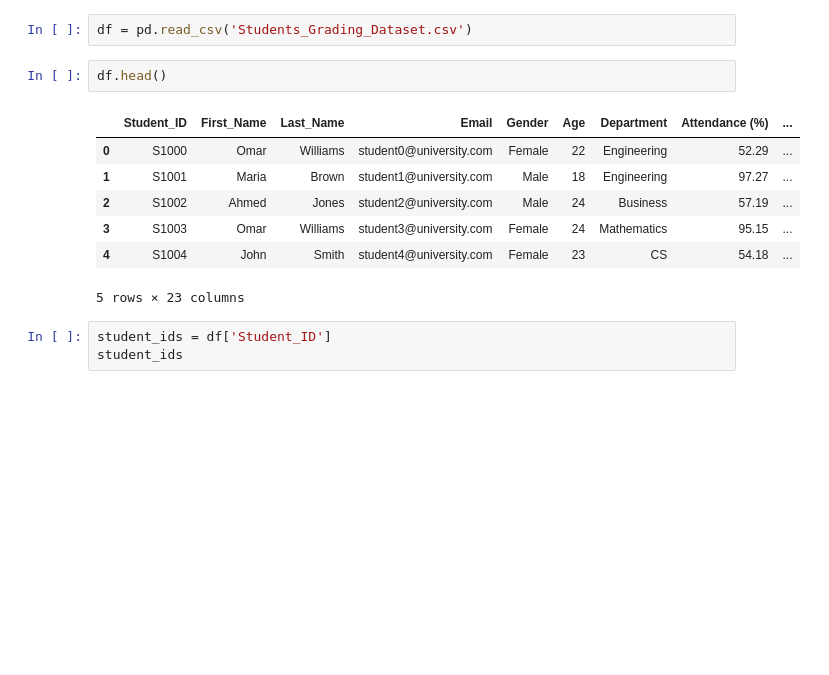
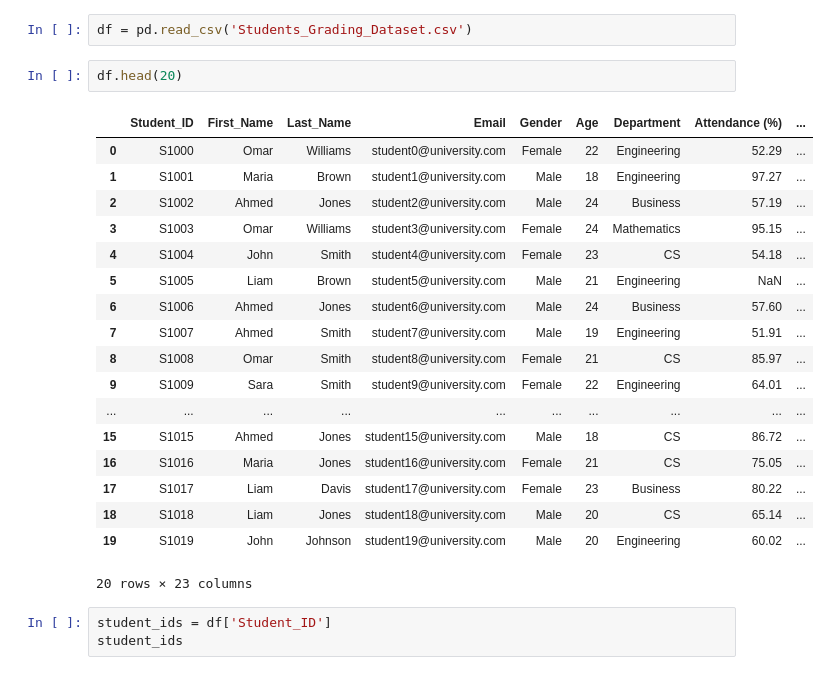
Before and after one commit to tingly-amua/pandas, a Jupyter notebook: pandas.ipynb, the cells around one changed output. Drawn from its saved outputs; the diff is of its cells as text; blank space fills up the shorter version.

```diff
--- a/pandas.ipynb
+++ b/pandas.ipynb
@@ -6,15 +6,26 @@ import pandas as pd
 # %%
 df = pd.read_csv('Students_Grading_Dataset.csv')
 # %%
-df.head()
+df.head(20)
 # %% [output]
 |  | Student_ID | First_Name | Last_Name | Email | Gender | Age | Department | Attendance (%) | ... |
 | 0 | S1000 | Omar | Williams | student0@university.com | Female | 22 | Engineering | 52.29 | ... |
 | 1 | S1001 | Maria | Brown | student1@university.com | Male | 18 | Engineering | 97.27 | ... |
 | 2 | S1002 | Ahmed | Jones | student2@university.com | Male | 24 | Business | 57.19 | ... |
 | 3 | S1003 | Omar | Williams | student3@university.com | Female | 24 | Mathematics | 95.15 | ... |
 | 4 | S1004 | John | Smith | student4@university.com | Female | 23 | CS | 54.18 | ... |
+| 5 | S1005 | Liam | Brown | student5@university.com | Male | 21 | Engineering | NaN | ... |
+| 6 | S1006 | Ahmed | Jones | student6@university.com | Male | 24 | Business | 57.60 | ... |
+| 7 | S1007 | Ahmed | Smith | student7@university.com | Male | 19 | Engineering | 51.91 | ... |
+| 8 | S1008 | Omar | Smith | student8@university.com | Female | 21 | CS | 85.97 | ... |
+| 9 | S1009 | Sara | Smith | student9@university.com | Female | 22 | Engineering | 64.01 | ... |
+| ... | ... | ... | ... | ... | ... | ... | ... | ... | ... |
+| 15 | S1015 | Ahmed | Jones | student15@university.com | Male | 18 | CS | 86.72 | ... |
+| 16 | S1016 | Maria | Jones | student16@university.com | Female | 21 | CS | 75.05 | ... |
+| 17 | S1017 | Liam | Davis | student17@university.com | Female | 23 | Business | 80.22 | ... |
+| 18 | S1018 | Liam | Jones | student18@university.com | Male | 20 | CS | 65.14 | ... |
+| 19 | S1019 | John | Johnson | student19@university.com | Male | 20 | Engineering | 60.02 | ... |
-5 rows × 23 columns
+20 rows × 23 columns
 # %%
 student_ids = df['Student_ID']
 student_ids
```
Also changed, not shown: parts of 11 cells of this notebook.
